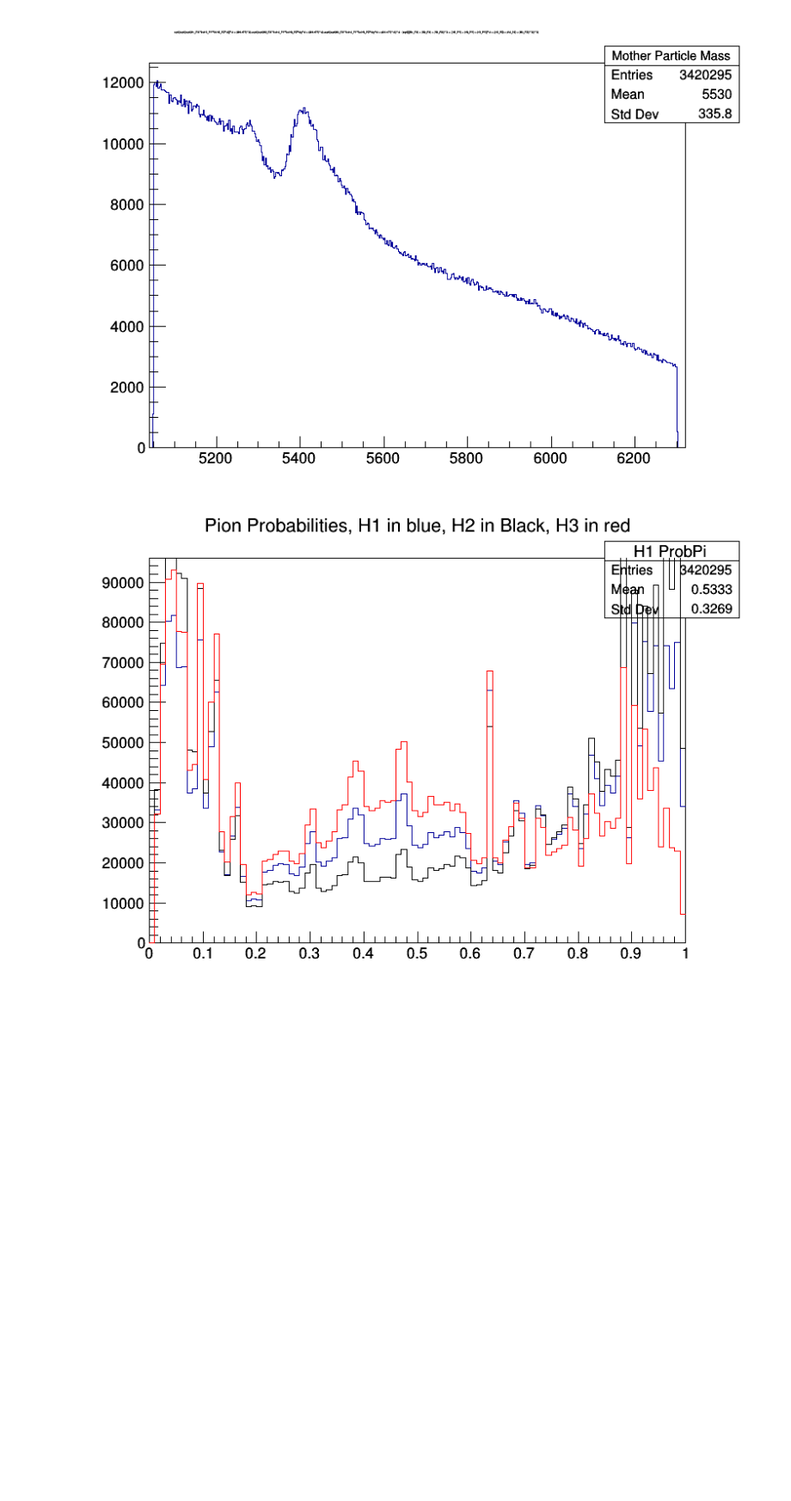
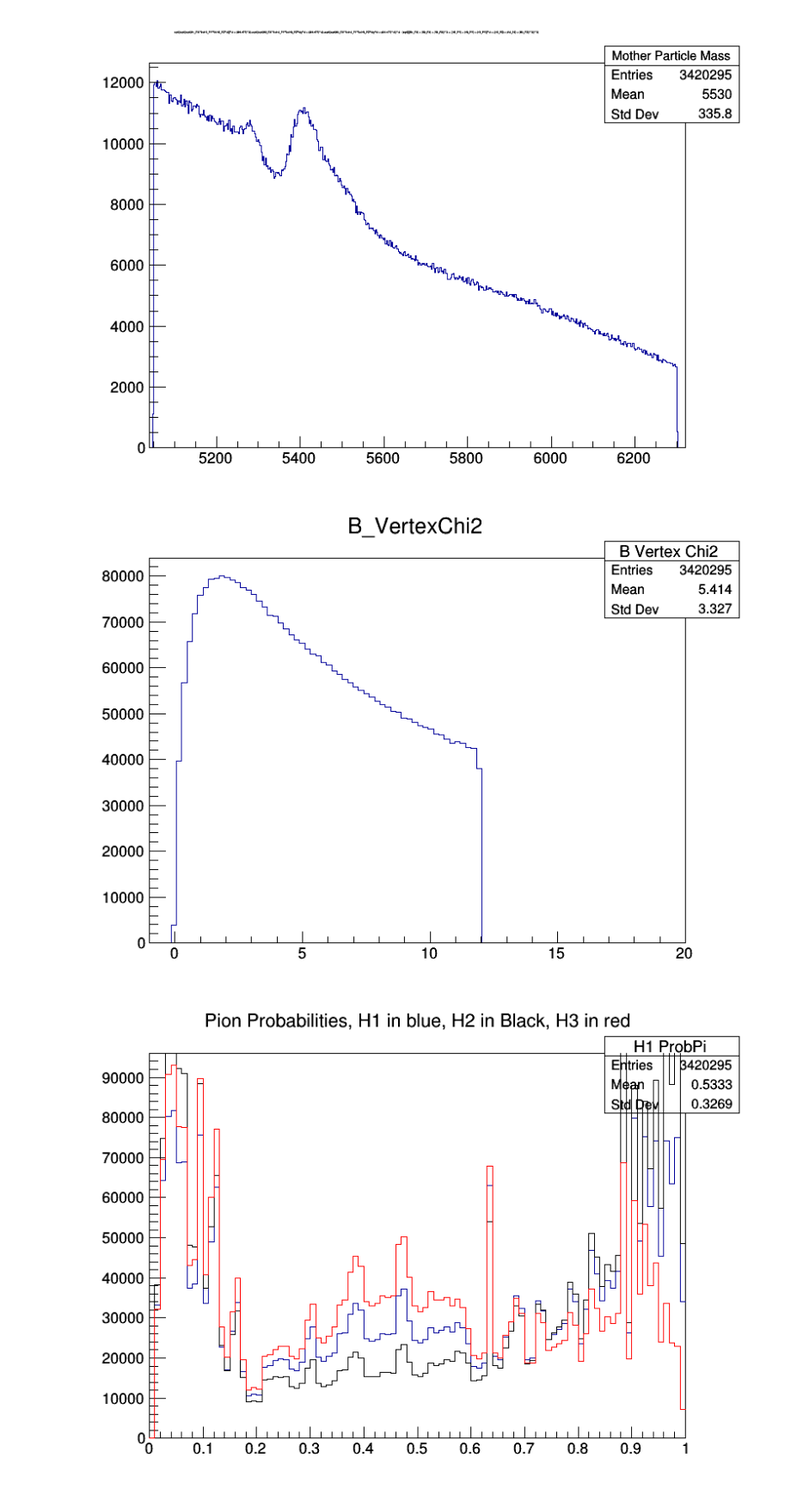
Before and after one commit to xspronken/bigdataW1, a Jupyter notebook: week4.ipynb, the cells around one changed output. Shown: that part at 86% size. Cells and saved outputs as stored; diff of their text form; code cells hidden in the pictures; blank space fills up the shorter version.

```diff
--- a/week4.ipynb
+++ b/week4.ipynb
@@ -263,6 +262,14 @@ histogram1 = ROOT.gDirectory.Get("Mother Particle Mass")
 c.Draw()
 # %% [output]
 [figure]
+# %%
+
+e=ROOT.TCanvas("B_Vertex_Chi2","B Vertex Chi2",800,600)
+tree.Draw("B_VertexChi2"+">>B Vertex Chi2(100,-1,20)")
+histogram1 = ROOT.gDirectory.Get("histogram")
+e.Draw()
+# %% [output]
+[figure, added]
 # %%
 "Plotting ProbK and ProbPi of all daughter particles"
 
```
Also changed, not shown: parts of 23 cells of this notebook.
